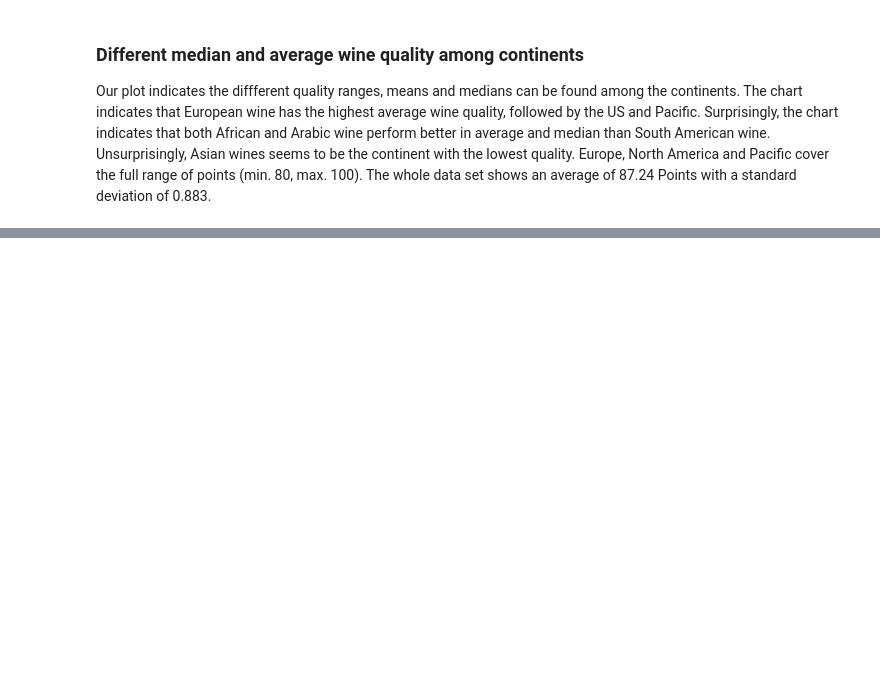
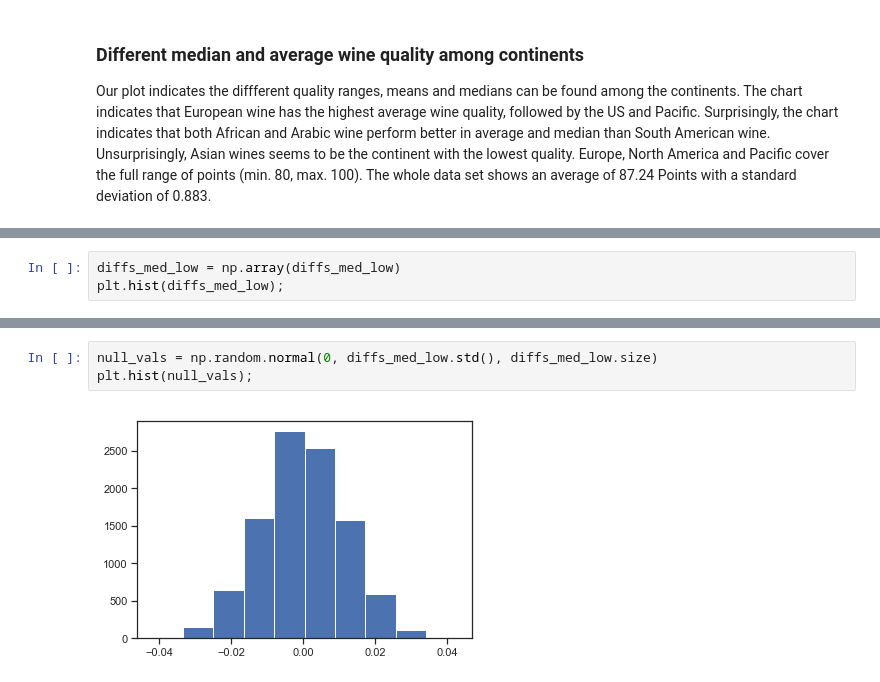
Before and after one commit to igorstojanovic91/wine-review-analysis, a Jupyter notebook: Wine reviews Analysis.ipynb, the cells around one changed output, grey strips where cells are left out. Drawn from its saved outputs; the diff is of its cells as text; blank space fills up the shorter version.

```diff
--- a/Wine reviews Analysis.ipynb
+++ b/Wine reviews Analysis.ipynb
@@ -2003,0 +2136,3 @@ Our plot indicates the diffferent quality ranges, means and medians can be found
+# %%
+diffs_med_low = np.array(diffs_med_low)
+plt.hist(diffs_med_low);
@@ -2003,0 +2141,5 @@ Our plot indicates the diffferent quality ranges, means and medians can be found
+# %%
+null_vals = np.random.normal(0, diffs_med_low.std(), diffs_med_low.size)
+plt.hist(null_vals);
+# %% [output]
+[figure, added]
```
Also changed, not shown: parts of 29 cells of this notebook.
